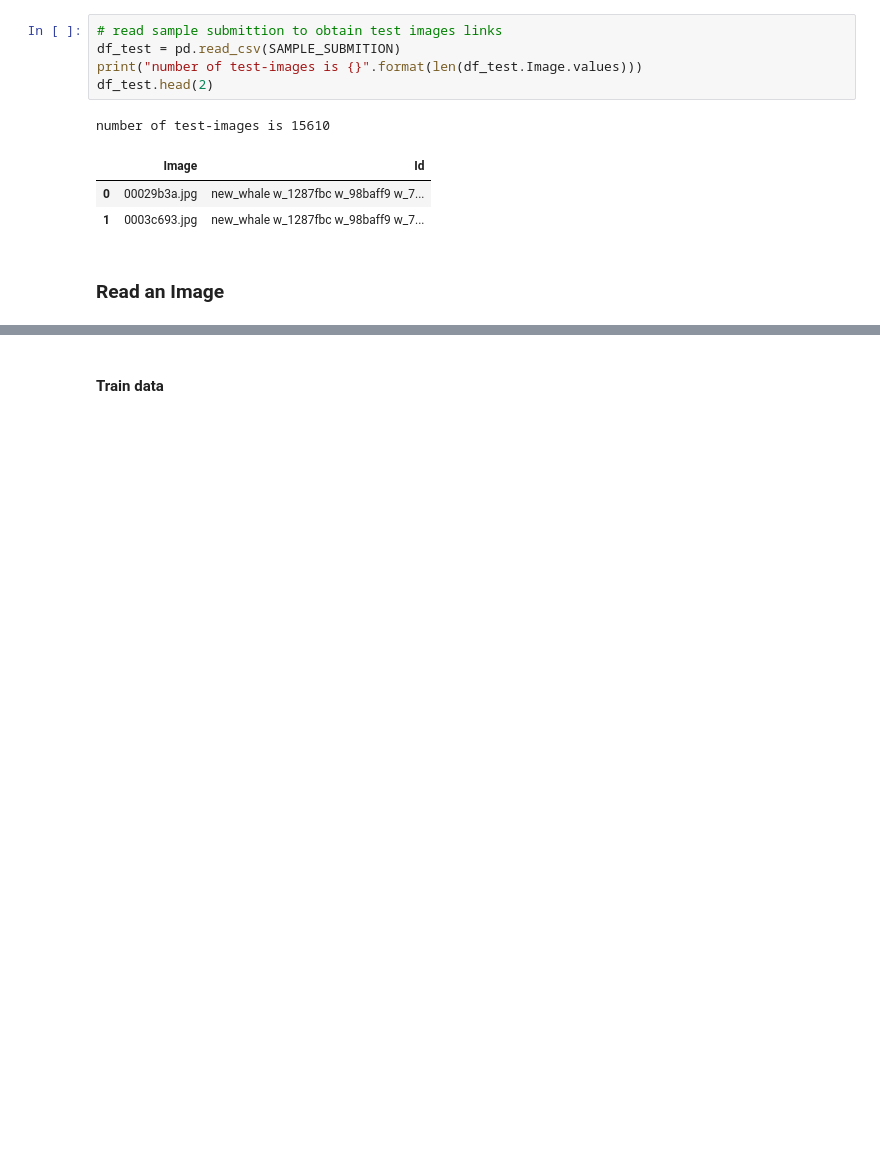
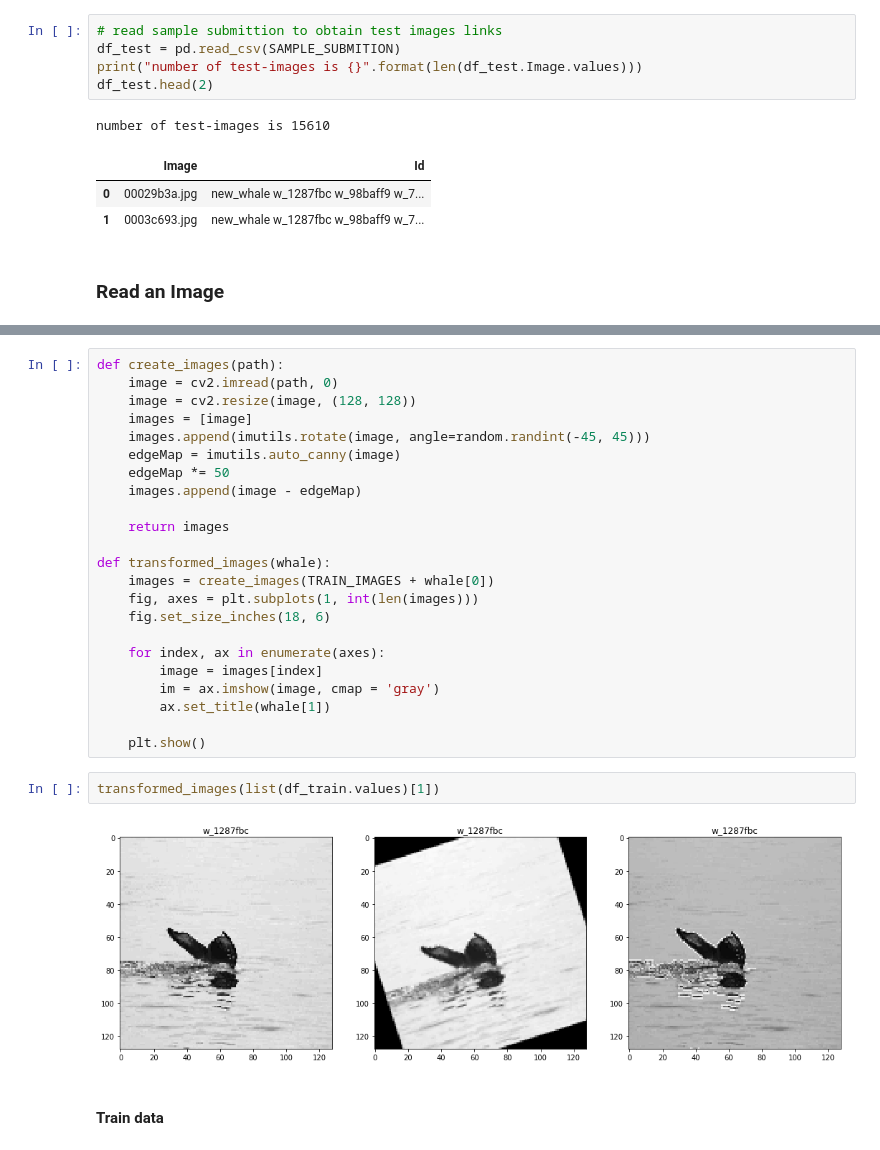
Before and after one commit to rompear/whale_challenge, a Jupyter notebook: Whale.ipynb, the cells around one changed output, grey strips where cells are left out. Drawn from its saved outputs; the diff is of its cells as text; blank space fills up the shorter version.

```diff
--- a/Whale.ipynb
+++ b/Whale.ipynb
@@ -82,3 +82,30 @@ make_plot_whales(list(df_train.values)[:6])
+# %%
+def create_images(path):
+    image = cv2.imread(path, 0)
+    image = cv2.resize(image, (128, 128))
+    images = [image]
+    images.append(imutils.rotate(image, angle=random.randint(-45, 45)))
+    edgeMap = imutils.auto_canny(image)
+    edgeMap *= 50
+    images.append(image - edgeMap)
+
+    return images
+
+def transformed_images(whale):
+    images = create_images(TRAIN_IMAGES + whale[0])
+    fig, axes = plt.subplots(1, int(len(images)))
+    fig.set_size_inches(18, 6)
+
+    for index, ax in enumerate(axes):
+        image = images[index]
+        im = ax.imshow(image, cmap = 'gray')
+        ax.set_title(whale[1])
+
+    plt.show()
+# %%
+transformed_images(list(df_train.values)[1])
+# %% [output]
+[figure, added]
 # %% [markdown]
 #### Train data
 # %%
```
Also changed, not shown: parts of 25 cells of this notebook.
